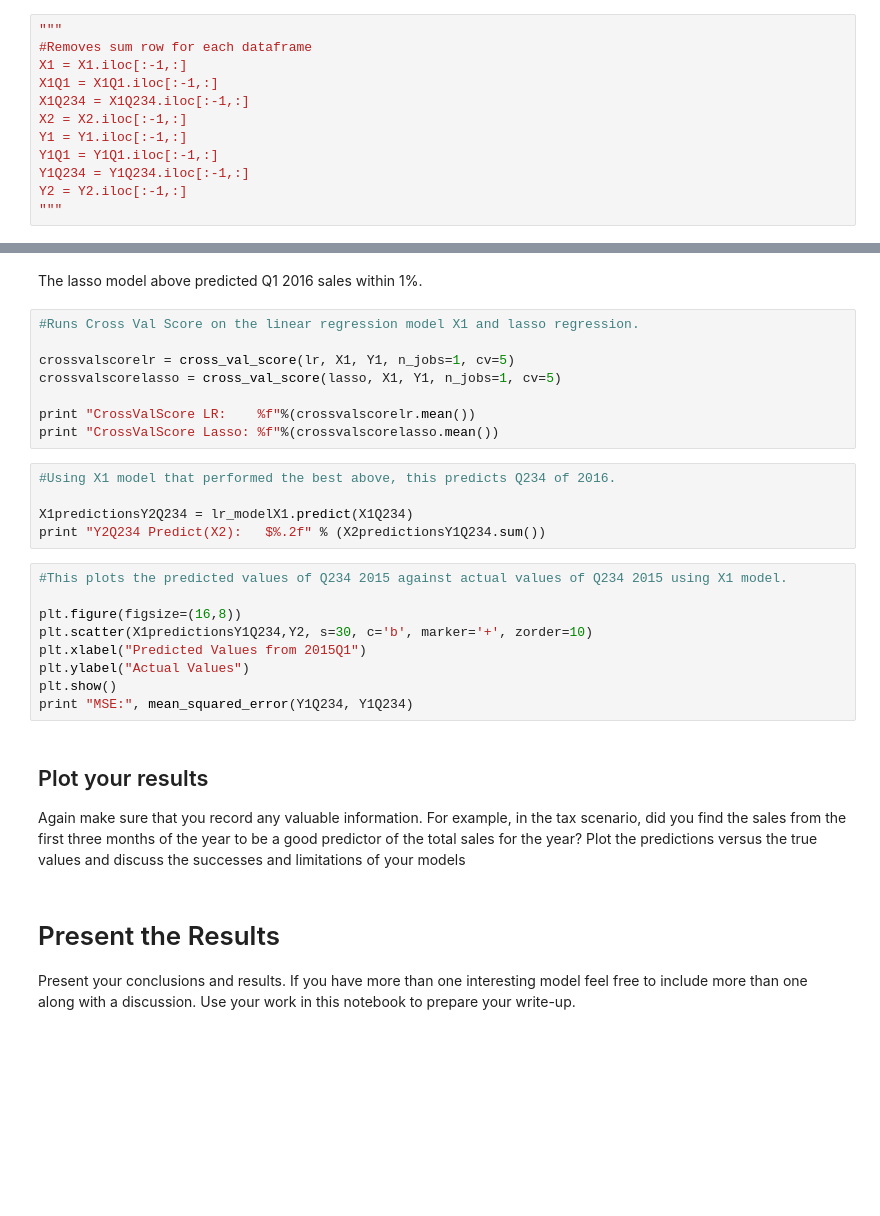
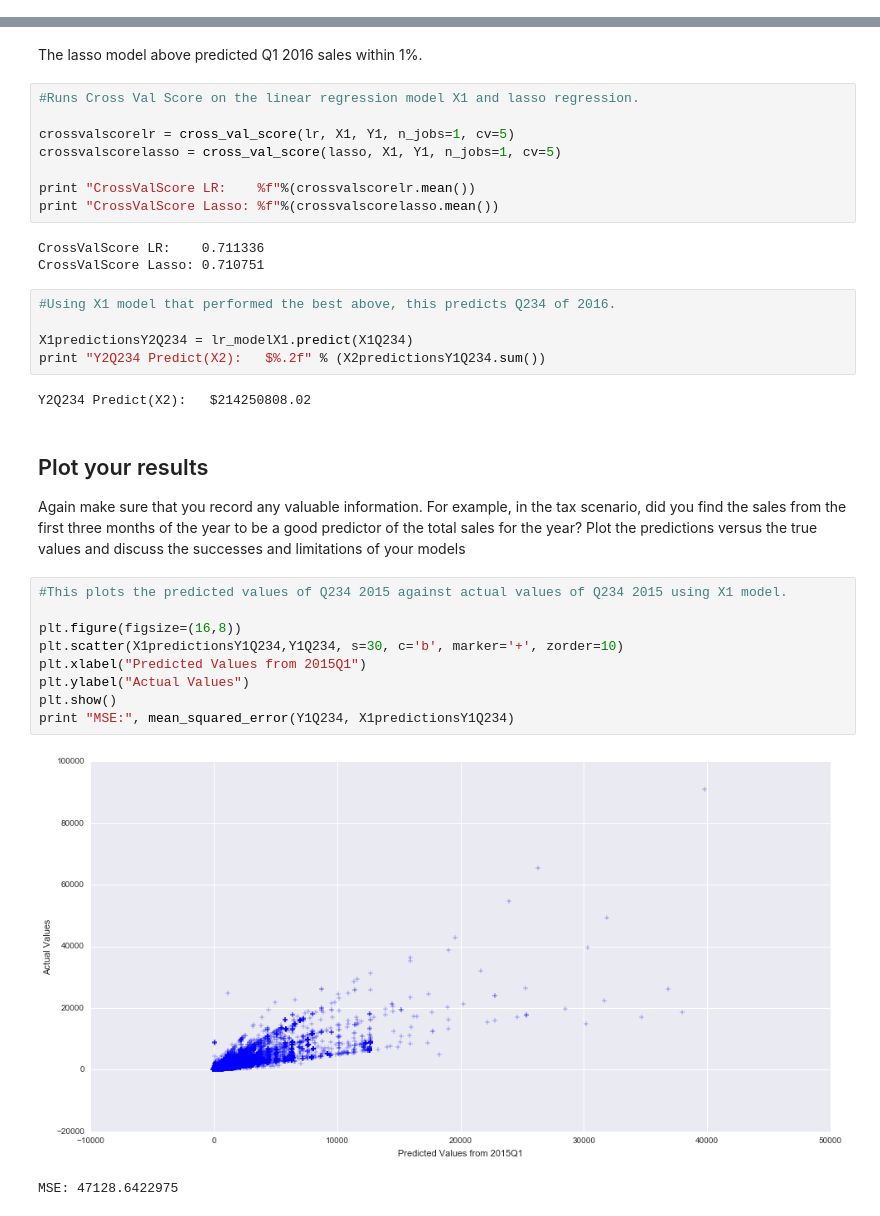
Before and after one commit to tptirrell/DSI-Projects, a Jupyter notebook: Project 3'.ipynb, the cells around one changed output, grey strips where cells are left out. Cells and saved outputs as stored; diff of their text form; blank space fills up the shorter version.

```diff
--- a/Project 3'.ipynb
+++ b/Project 3'.ipynb
@@ -299,15 +313,3 @@ regressiondf2015.head()
-# %%
-"""
-#Removes sum row for each dataframe
-X1 = X1.iloc[:-1,:]
-X1Q1 = X1Q1.iloc[:-1,:]
-X1Q234 = X1Q234.iloc[:-1,:]
-X2 = X2.iloc[:-1,:]
-Y1 = Y1.iloc[:-1,:]
-Y1Q1 = Y1Q1.iloc[:-1,:]
-Y1Q234 = Y1Q234.iloc[:-1,:]
-Y2 = Y2.iloc[:-1,:]
-"""
 # %%
 #Linear Model all 2015
 
@@ -379,25 +402,29 @@ crossvalscorelasso = cross_val_score(lasso, X1, Y1, n_jobs=1, cv=5)
 
 print "CrossValScore LR:    %f"%(crossvalscorelr.mean())
 print "CrossValScore Lasso: %f"%(crossvalscorelasso.mean())
+# %% [output]
+CrossValScore LR:    0.711336
+CrossValScore Lasso: 0.710751
 # %%
 #Using X1 model that performed the best above, this predicts Q234 of 2016.
 
 X1predictionsY2Q234 = lr_modelX1.predict(X1Q234)
 print "Y2Q234 Predict(X2):   $%.2f" % (X2predictionsY1Q234.sum())
+# %% [output]
+Y2Q234 Predict(X2):   $214250808.02
-# %%
-#This plots the predicted values of Q234 2015 against actual values of Q234 2015 using X1 model.
-
-plt.figure(figsize=(16,8))
-plt.scatter(X1predictionsY1Q234,Y2, s=30, c='b', marker='+', zorder=10)
-plt.xlabel("Predicted Values from 2015Q1")
-plt.ylabel("Actual Values")
-plt.show()
-print "MSE:", mean_squared_error(Y1Q234, Y1Q234)
 # %% [markdown]
 ## Plot your results
 
 Again make sure that you record any valuable information. For example, in the tax scenario, did you find the sales from the first three months of the year to be a good predictor of the total sales for the year? Plot the predictions versus the true values and discuss the successes and limitations of your models
-# %% [markdown]
-# Present the Results
-
-Present your conclusions and results. If you have more than one interesting model feel free to include more than one along with a discussion. Use your work in this notebook to prepare your write-up.
+# %%
+#This plots the predicted values of Q234 2015 against actual values of Q234 2015 using X1 model.
+
+plt.figure(figsize=(16,8))
+plt.scatter(X1predictionsY1Q234,Y1Q234, s=30, c='b', marker='+', zorder=10)
+plt.xlabel("Predicted Values from 2015Q1")
+plt.ylabel("Actual Values")
+plt.show()
+print "MSE:", mean_squared_error(Y1Q234, X1predictionsY1Q234)
+# %% [output]
+[figure, added]
+MSE: 47128.6422975
```
Also changed, not shown: parts of 13 cells of this notebook.
